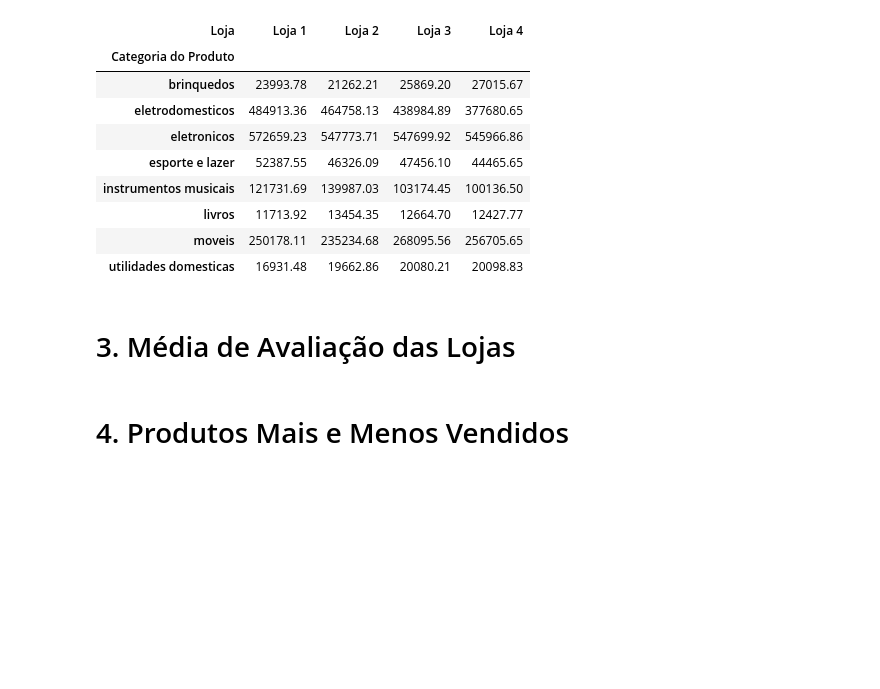
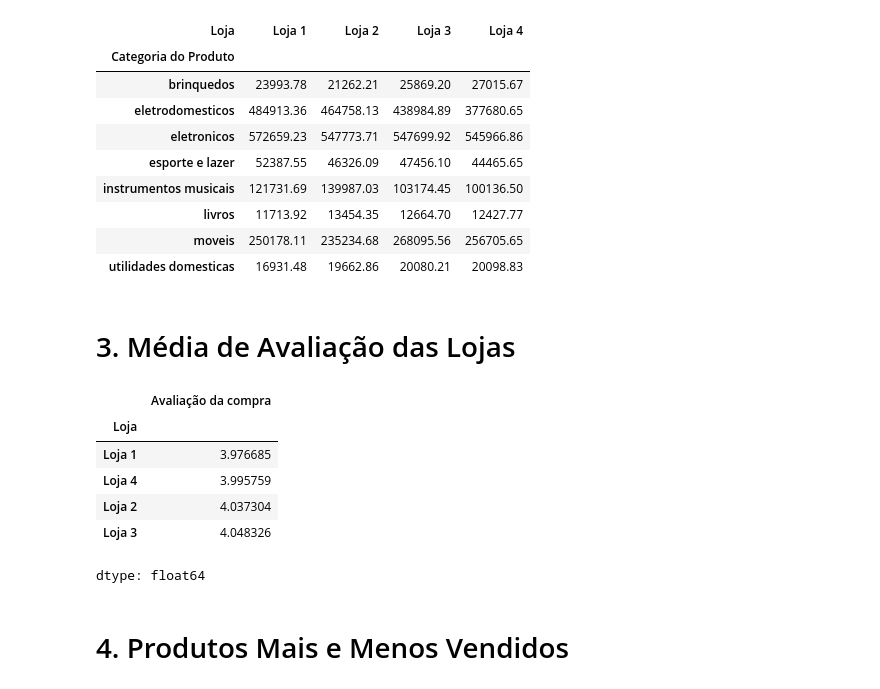
Before and after one commit to Flavio-AzL/challenge-alura-store, a Jupyter notebook: AluraStoreBr.ipynb, the cells around one changed output. Saved outputs shown, nothing was run; the diff lists cells and outputs as text; code cells hidden in the pictures; blank space fills up the shorter version.

```diff
--- a/AluraStoreBr.ipynb
+++ b/AluraStoreBr.ipynb
@@ -137,0 +88,33 @@ dtype: float64
+# %%
+import pandas as pd
+
+# Adiciona coluna 'Loja'
+for loja_df, nome in zip(lojas, nomes):
+    loja_df['Loja'] = nome
+
+# Junta tudo
+todas_lojas = pd.concat(lojas, ignore_index=True)
+
+# Extrai o ano da data
+todas_lojas['Ano'] = pd.to_datetime(todas_lojas['Data da Compra'], dayfirst=True).dt.year
+
+# Calcula colunas de faturamento
+todas_lojas['Faturamento Sem Frete'] = todas_lojas['Preço']
+todas_lojas['Faturamento Com Frete'] = todas_lojas['Preço'] + todas_lojas['Frete']
+
+# Agrupa por Ano e Loja
+comparativo = todas_lojas.groupby(['Ano', 'Loja'])[['Faturamento Sem Frete', 'Faturamento Com Frete']].sum().round(2).reset_index()
+
+# Pivot para melhor leitura
+pivot_sem_frete = comparativo.pivot(index='Ano', columns='Loja', values='Faturamento Sem Frete')
+pivot_com_frete = comparativo.pivot(index='Ano', columns='Loja', values='Faturamento Com Frete')
+
+# Adiciona totais por loja no final
+pivot_sem_frete.loc['Total Loja'] = pivot_sem_frete.sum()
+pivot_com_frete.loc['Total Loja'] = pivot_com_frete.sum()
+
+print("🔹 Faturamento SEM frete (Preço apenas):")
+print(pivot_sem_frete)
+
+print("\n🔹 Faturamento COM frete (Receita total):")
+print(pivot_com_frete)
@@ -159,5 +208,16 @@ pd.pivot_table(
 | utilidades domesticas | 16931.48 | 19662.86 | 20080.21 | 20098.83 |
 # %% [markdown]
 # 3. Média de Avaliação das Lojas
+# %%
+avaliacoes = todas_lojas.groupby('Loja')['Avaliação da compra'].mean().sort_values()
+avaliacoes
+# %% [output]
+|  | Avaliação da compra |
+| Loja |  |
+| Loja 1 | 3.976685 |
+| Loja 4 | 3.995759 |
+| Loja 2 | 4.037304 |
+| Loja 3 | 4.048326 |
+dtype: float64
 # %% [markdown]
 # 4. Produtos Mais e Menos Vendidos
```
Also changed, not shown: parts of 5 cells of this notebook.
